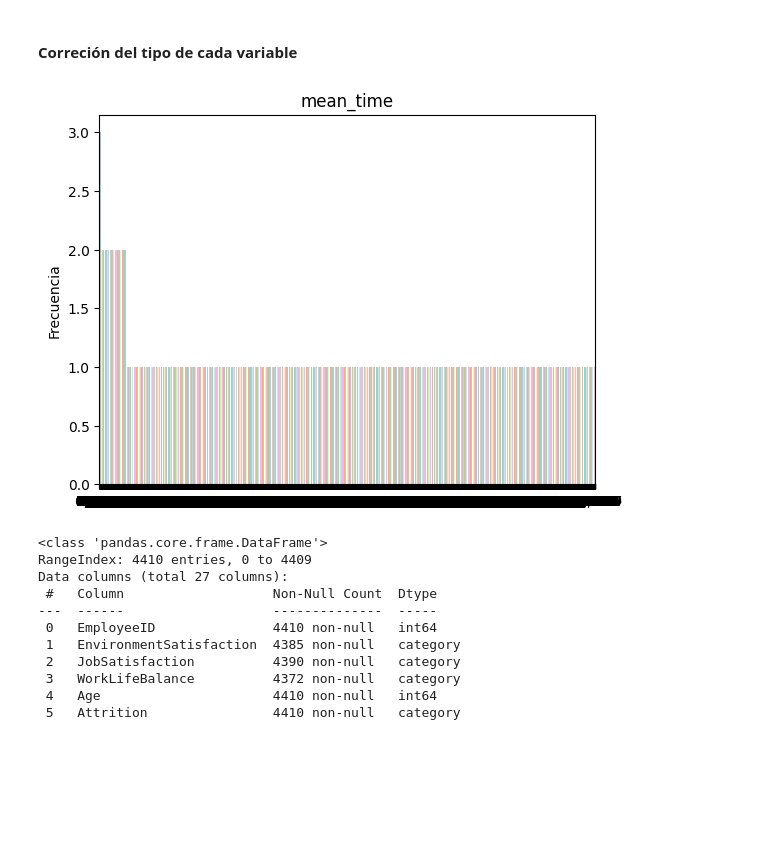
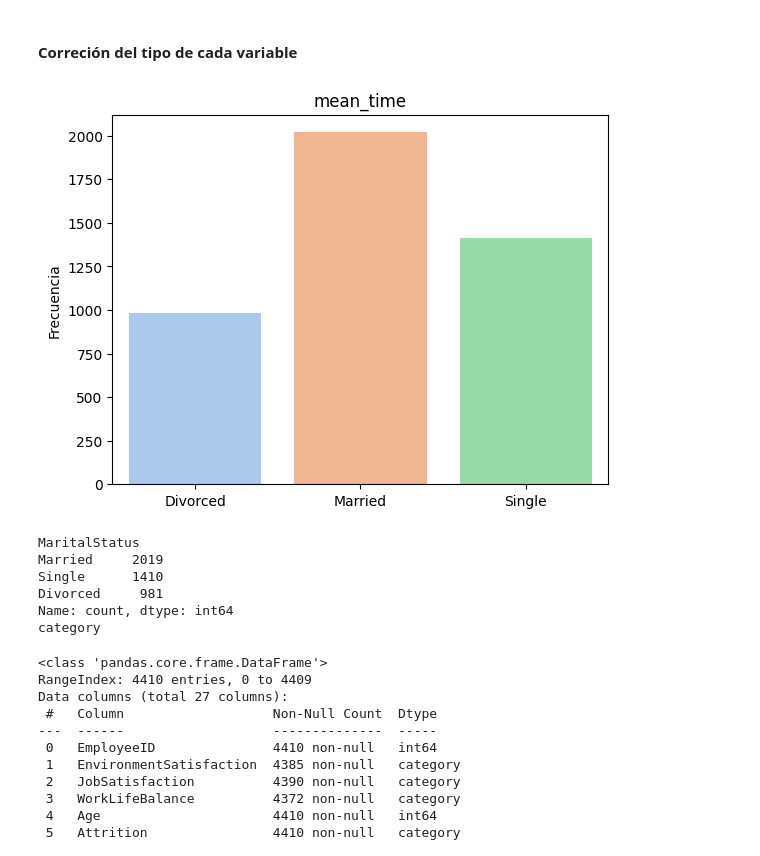
Before and after one commit to JavierBurgos-web/PROYECTO_ANALITICA_II, a Jupyter notebook: Entrega_uno.ipynb, the cells around one changed output. Saved outputs shown, nothing was run; the diff lists cells and outputs as text; code cells hidden in the pictures; blank space fills up the shorter version.

```diff
--- a/Entrega_uno.ipynb
+++ b/Entrega_uno.ipynb
@@ -261,5 +261,5 @@ df[['EmployeeCount', 'Over18', 'StandardHours']]
 # %%
-df_drop_unique = df.drop(["EmployeeCount", "Over18", "StandardHours"], axis=1)
+df_drop_unique = df.drop(["EmployeeID","EmployeeCount", "Over18", "StandardHours"], axis=1)
 
 nunique_values = df_drop_unique.nunique()
 single_value_columns = nunique_values[nunique_values == 1].index
@@ -300,15 +300,25 @@ df_type['Gender'] = df_type['Gender'].astype('category')
 df_type['Gender'] = df_type['Gender'].astype('category')
 df_type['Gender'] = df_type['Gender'].astype('category')
 # %%
-values = df_type['mean_time'].value_counts()
+values = df_type['MaritalStatus'].value_counts()
 sns.barplot(x=values.index, y=values, palette='pastel')
 
 plt.title('mean_time')
 plt.xlabel('')
 plt.ylabel('Frecuencia')
 plt.show()
 # %% [output]
-[figure, old version]
+[figure, new version]
+# %%
+print(df_no_nulos.MaritalStatus.value_counts())
+print(df_no_nulos.MaritalStatus.dtype)
+# %% [output]
+MaritalStatus
+Married     2019
+Single      1410
+Divorced     981
+Name: count, dtype: int64
+category
 # %%
 df_type.info()
 # %% [output]
```
Also changed, not shown: parts of 15 cells of this notebook.
